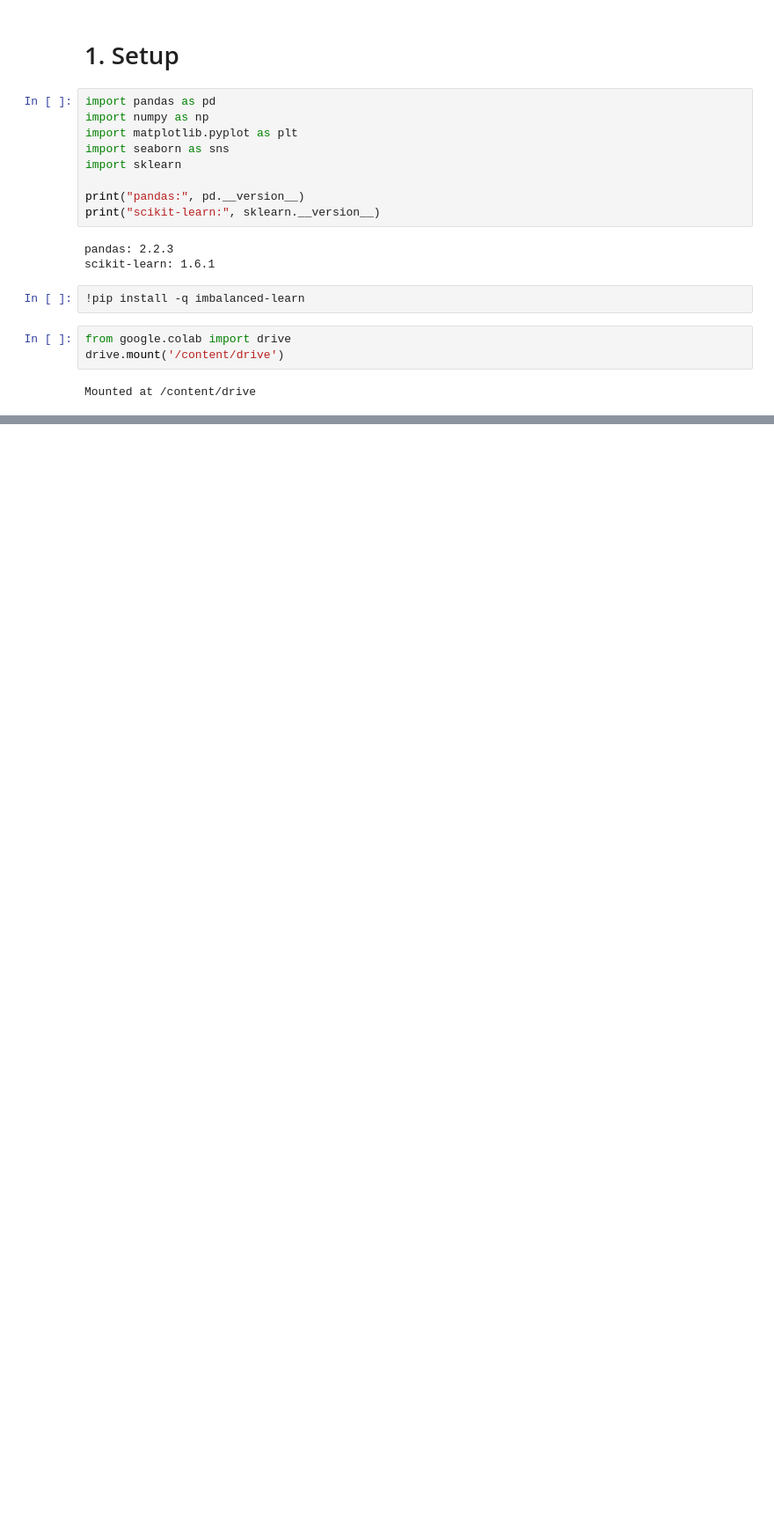
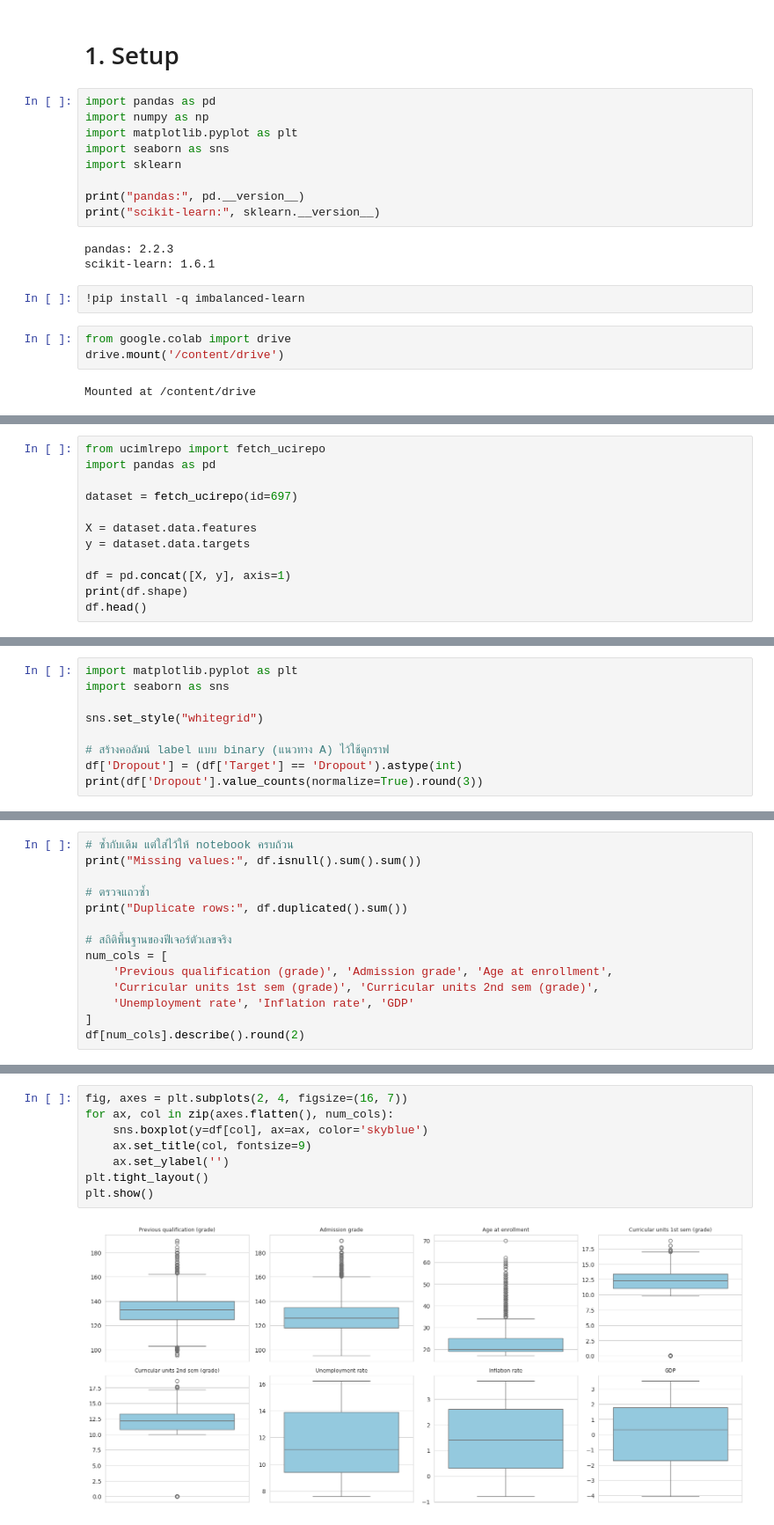
Before and after one commit to TalayPsu/student-dropout-prediction, a Jupyter notebook: notebooks/01_eda_and_modeling.ipynb, the cells around one changed output, grey strips where cells are left out. Shown at 88% size. Drawn from its saved outputs; the diff is of its cells as text; blank space fills up the shorter version.

Commit message:
Add Changes To Notebook

```diff
--- a/notebooks/01_eda_and_modeling.ipynb
+++ b/notebooks/01_eda_and_modeling.ipynb
@@ -23,0 +28,12 @@ Mounted at /content/drive
+# %%
+from ucimlrepo import fetch_ucirepo
+import pandas as pd
+
+dataset = fetch_ucirepo(id=697)
+
+X = dataset.data.features
+y = dataset.data.targets
+
+df = pd.concat([X, y], axis=1)
+print(df.shape)
+df.head()
@@ -23,0 +84,9 @@ Mounted at /content/drive
+# %%
+import matplotlib.pyplot as plt
+import seaborn as sns
+
+sns.set_style("whitegrid")
+
+# สร้างคอลัมน์ label แบบ binary (แนวทาง A) ไว้ใช้ดูกราฟ
+df['Dropout'] = (df['Target'] == 'Dropout').astype(int)
+print(df['Dropout'].value_counts(normalize=True).round(3))
@@ -23,0 +98,14 @@ Mounted at /content/drive
+# %%
+# ซ้ำกับเดิม แต่ใส่ไว้ให้ notebook ครบถ้วน
+print("Missing values:", df.isnull().sum().sum())
+
+# ตรวจแถวซ้ำ
+print("Duplicate rows:", df.duplicated().sum())
+
+# สถิติพื้นฐานของฟีเจอร์ตัวเลขจริง
+num_cols = [
+    'Previous qualification (grade)', 'Admission grade', 'Age at enrollment',
+    'Curricular units 1st sem (grade)', 'Curricular units 2nd sem (grade)',
+    'Unemployment rate', 'Inflation rate', 'GDP'
+]
+df[num_cols].describe().round(2)
@@ -23,0 +126,10 @@ Mounted at /content/drive
+# %%
+fig, axes = plt.subplots(2, 4, figsize=(16, 7))
+for ax, col in zip(axes.flatten(), num_cols):
+    sns.boxplot(y=df[col], ax=ax, color='skyblue')
+    ax.set_title(col, fontsize=9)
+    ax.set_ylabel('')
+plt.tight_layout()
+plt.show()
+# %% [output]
+[figure, added]
```
Also changed, not shown: parts of 75 cells of this notebook.
